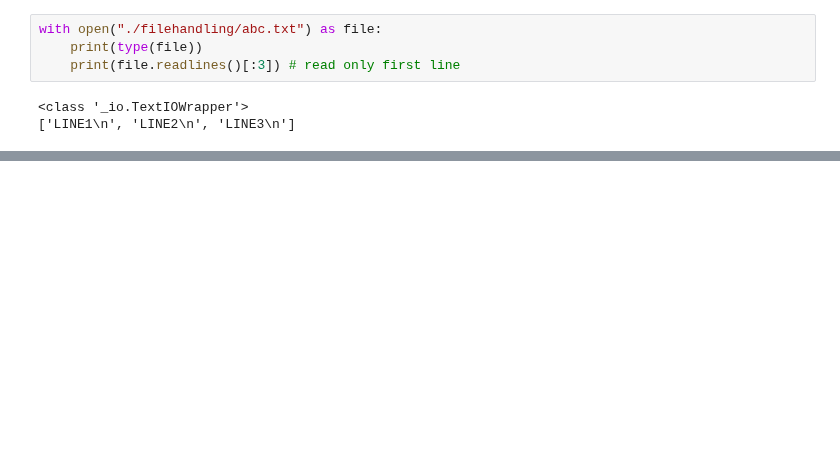
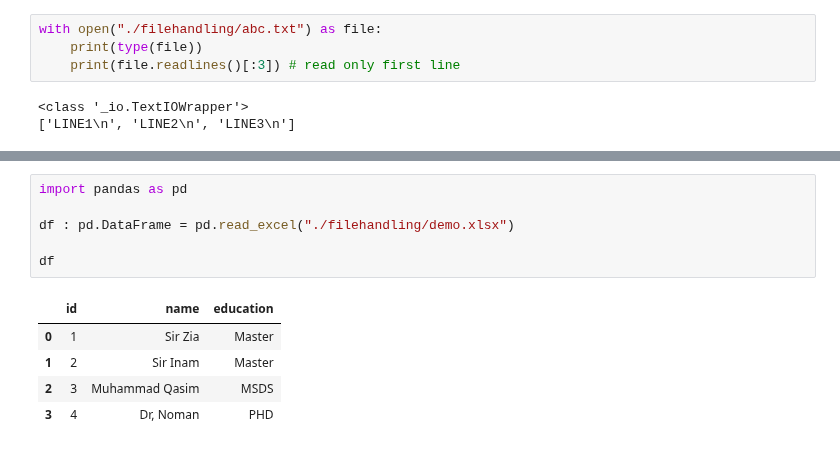
Before and after one commit to wasimiqbal1/Python, a Jupyter notebook: ModernPython.ipynb, the cells around one changed output, grey strips where cells are left out. Saved outputs shown, nothing was run; the diff lists cells and outputs as text; blank space fills up the shorter version.

```diff
--- a/ModernPython.ipynb
+++ b/ModernPython.ipynb
@@ -2322,0 +2450,12 @@ with open("./filehandling/abc.txt") as file:
+# %%
+import pandas as pd
+
+df : pd.DataFrame = pd.read_excel("./filehandling/demo.xlsx")
+
+df
+# %% [output]
+|  | id | name | education |
+| 0 | 1 | Sir Zia | Master |
+| 1 | 2 | Sir Inam | Master |
+| 2 | 3 | Muhammad Qasim | MSDS |
+| 3 | 4 | Dr, Noman | PHD |
```
Also changed, not shown: parts of 21 cells of this notebook, 4 other files.
